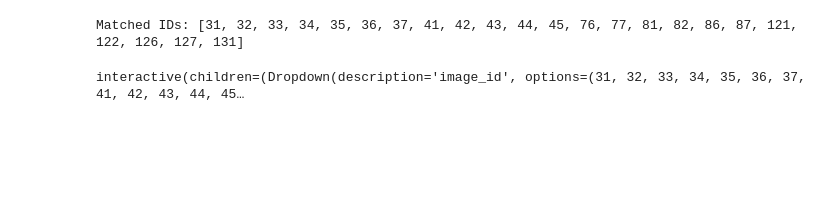
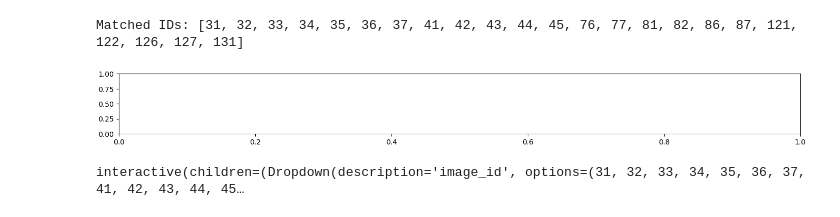
Before and after one commit to abdullah-al-bashit/vessel-seg, a Jupyter notebook: scripts/overlay_inspector.ipynb, the cells around one changed output. Drawn from its saved outputs; the diff is of its cells as text; code cells hidden in the pictures; blank space fills up the shorter version.

```diff
--- a/scripts/overlay_inspector.ipynb
+++ b/scripts/overlay_inspector.ipynb
@@ -21,52 +21,54 @@ print(f'Matched IDs: {matched}')
 # %% [output]
 Matched IDs: [31, 32, 33, 34, 35, 36, 37, 41, 42, 43, 44, 45, 76, 77, 81, 82, 86, 87, 121, 122, 126, 127, 131]
 # %%
+%matplotlib widget
+
 def normalize(img):
     img = img.astype(float)
     return (img - img.min()) / (img.max() - img.min() + 1e-8)
 
+_sample = imread(inputs[matched[0]])
+_sh, _sw = _sample.shape[:2]
+_fw = 14
+_fh = _fw * _sh / _sw + 0.4   # image height + title lines
+
+fig2, ax2 = plt.subplots(figsize=(_fw, _fh), constrained_layout=True)
+plt.show()
+
 def show(image_id, alpha):
-    img  = imread(inputs[image_id])                   # (H, W)  single channel
-    mask = imread(outputs[image_id]) > 0   # shape: (H, W) | dtype: bool | 255=lumen interior (dark blobs) → True, 0=vessel walls (bright network) → False
+    img  = imread(inputs[image_id])
+    mask = imread(outputs[image_id]) > 0
 
-    # Info
     h, w       = img.shape[:2]
     dtype      = img.dtype
     vmin, vmax = img.min(), img.max()
     n_vessel   = mask.sum()
     pct_vessel = 100 * n_vessel / mask.size
     fname_in   = os.path.basename(inputs[image_id])
     fname_out  = os.path.basename(outputs[image_id])
 
-    fig, ax = plt.subplots(figsize=(14, 14))
+    ax2.cla()
+    ax2.imshow(normalize(img), cmap='gray')
 
-    # Layer 1: raw grayscale image — no RGB conversion
-    ax.imshow(normalize(img), cmap='gray')
+    mask_rgba       = np.zeros((*mask.shape, 4))
+    mask_rgba[mask] = [1, 0, 0, alpha]
+    ax2.imshow(mask_rgba)
 
-    # Layer 2: mask as RGBA — alpha channel controls transparency directly
-    mask_rgba       = np.zeros((*mask.shape, 4))      # (H, W, 4)
-    mask_rgba[mask] = [1, 0, 0, alpha]                # red + transparency
-    ax.imshow(mask_rgba)
-
-    ax.set_title(
-        f'Input:  {fname_in}\n'
-        f'Output: {fname_out}\n'
-        f'Mask:   red = vessel lumen (255 → True)  |  transparent = vessel walls / background (0 → False)\n'
-        f'Resolution: {w} x {h} px  |  dtype: {dtype}  |  '
-        f'Intensity range: [{vmin}, {vmax}]  |  '
-        f'Vessel pixels: {n_vessel:,} ({pct_vessel:.1f}%)  |  '
-        f'Mask alpha: {alpha:.2f}',
-        fontsize=11, loc='left'
+    ax2.set_title(
+        f'Input: {fname_in}  |  Output: {fname_out}\n'
+        f'red = vessel lumen  |  {w}x{h} px  |  {dtype}  |  '
+        f'range [{vmin}, {vmax}]  |  vessel {n_vessel:,} px ({pct_vessel:.1f}%)',
+        fontsize=9, loc='left', pad=2
     )
-    ax.axis('off')
-    plt.tight_layout()
-    plt.show()
+    ax2.axis('off')
+    fig2.canvas.draw_idle()
 
 interact(
     show,
     image_id = matched,
     alpha    = FloatSlider(value=0.4, min=0.0, max=1.0, step=0.05,
                            description='Mask alpha', continuous_update=False)
 );
 # %% [output]
+[figure, added]
 interactive(children=(Dropdown(description='image_id', options=(31, 32, 33, 34, 35, 36, 37, 41, 42, 43, 44, 45…
```
Also changed, not shown: parts of 2 cells of this notebook, 2 other files.
